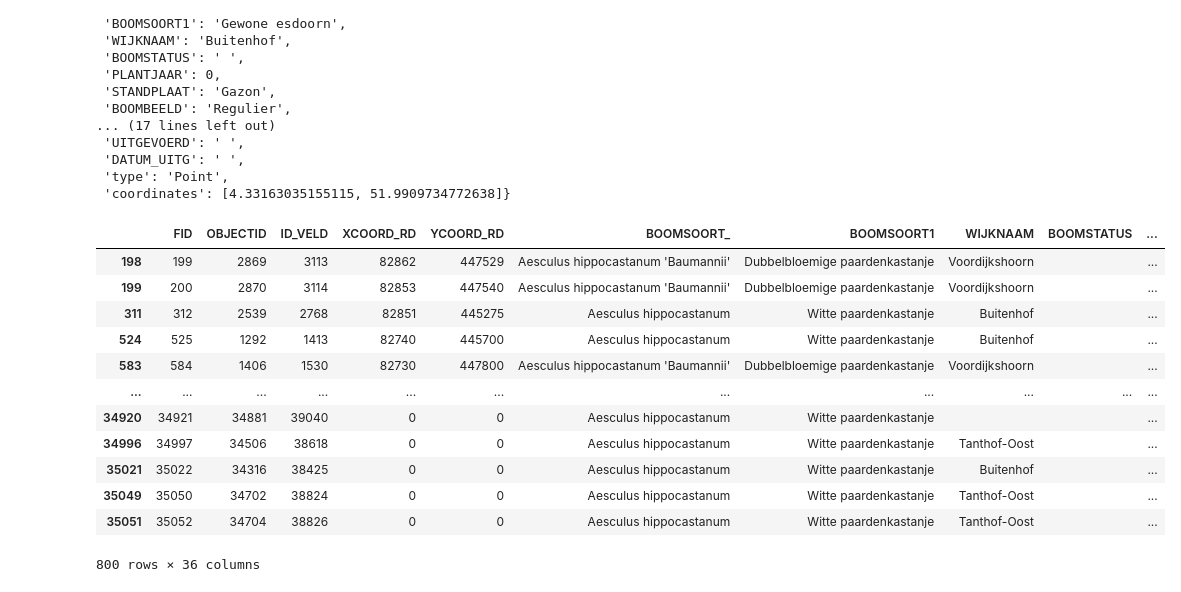
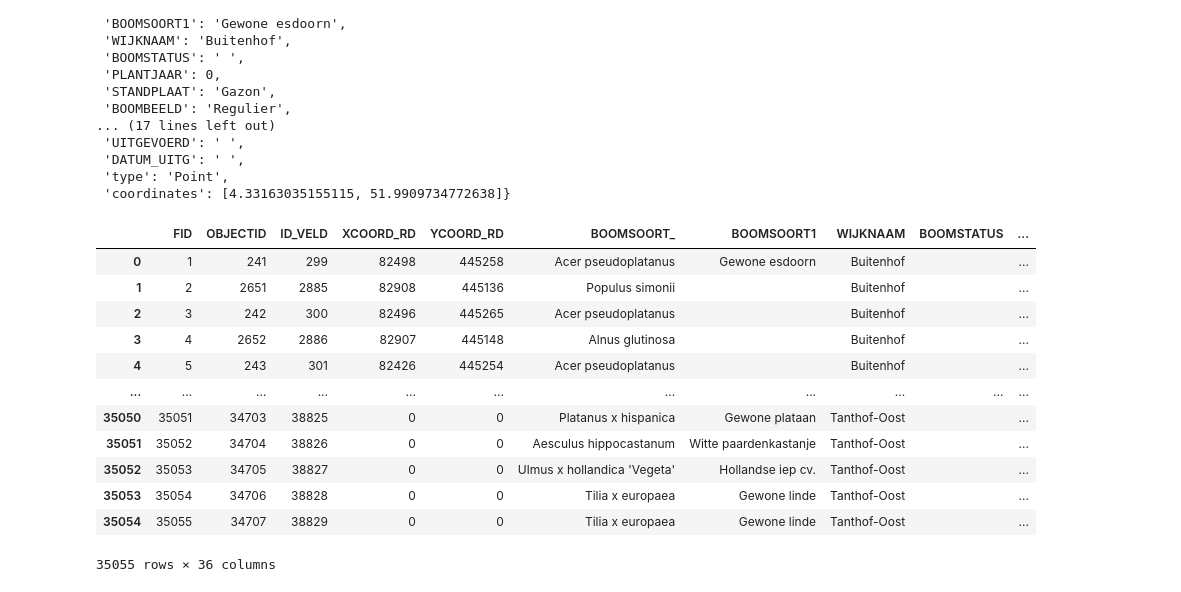
Before and after one commit to Riik/chestnuts, a Jupyter notebook: Trees in Delft.ipynb, the cells around one changed output. Cells and saved outputs as stored; diff of their text form; code cells hidden in the pictures.

```diff
--- a/Trees in Delft.ipynb
+++ b/Trees in Delft.ipynb
@@ -45,26 +45,25 @@ props[0]
 # %%
 import pandas as pd
 df = pd.DataFrame(props)
 def make_info_string(row):
     return f"""{row['BOOMSOORT1']} ({row['BOOMSOORT_']})
 Plantjaar: {row['PLANTJAAR']}
 Hoogte(m): {row['BOOMHOOGTE']}"""
 df['lat'] = df['coordinates'].map(lambda x: x[0])
 df['lon'] = df['coordinates'].map(lambda x: x[1])
 df['info'] = df.apply(make_info_string, axis=1)
-df = df[df['BOOMSOORT1'].str.contains("kastanje")]
 df
 # %% [output]
 |  | FID | OBJECTID | ID_VELD | XCOORD_RD | YCOORD_RD | BOOMSOORT_ | BOOMSOORT1 | WIJKNAAM | BOOMSTATUS | ... |
-| 198 | 199 | 2869 | 3113 | 82862 | 447529 | Aesculus hippocastanum 'Baumannii' | Dubbelbloemige paardenkastanje | Voordijkshoorn |  | ... |
-| 199 | 200 | 2870 | 3114 | 82853 | 447540 | Aesculus hippocastanum 'Baumannii' | Dubbelbloemige paardenkastanje | Voordijkshoorn |  | ... |
-| 311 | 312 | 2539 | 2768 | 82851 | 445275 | Aesculus hippocastanum | Witte paardenkastanje | Buitenhof |  | ... |
-| 524 | 525 | 1292 | 1413 | 82740 | 445700 | Aesculus hippocastanum | Witte paardenkastanje | Buitenhof |  | ... |
-| 583 | 584 | 1406 | 1530 | 82730 | 447800 | Aesculus hippocastanum 'Baumannii' | Dubbelbloemige paardenkastanje | Voordijkshoorn |  | ... |
+| 0 | 1 | 241 | 299 | 82498 | 445258 | Acer pseudoplatanus | Gewone esdoorn | Buitenhof |  | ... |
+| 1 | 2 | 2651 | 2885 | 82908 | 445136 | Populus simonii |  | Buitenhof |  | ... |
+| 2 | 3 | 242 | 300 | 82496 | 445265 | Acer pseudoplatanus |  | Buitenhof |  | ... |
+| 3 | 4 | 2652 | 2886 | 82907 | 445148 | Alnus glutinosa |  | Buitenhof |  | ... |
+| 4 | 5 | 243 | 301 | 82426 | 445254 | Acer pseudoplatanus |  | Buitenhof |  | ... |
 | ... | ... | ... | ... | ... | ... | ... | ... | ... | ... | ... |
-| 34920 | 34921 | 34881 | 39040 | 0 | 0 | Aesculus hippocastanum | Witte paardenkastanje |  |  | ... |
-| 34996 | 34997 | 34506 | 38618 | 0 | 0 | Aesculus hippocastanum | Witte paardenkastanje | Tanthof-Oost |  | ... |
-| 35021 | 35022 | 34316 | 38425 | 0 | 0 | Aesculus hippocastanum | Witte paardenkastanje | Buitenhof |  | ... |
-| 35049 | 35050 | 34702 | 38824 | 0 | 0 | Aesculus hippocastanum | Witte paardenkastanje | Tanthof-Oost |  | ... |
+| 35050 | 35051 | 34703 | 38825 | 0 | 0 | Platanus x hispanica | Gewone plataan | Tanthof-Oost |  | ... |
 | 35051 | 35052 | 34704 | 38826 | 0 | 0 | Aesculus hippocastanum | Witte paardenkastanje | Tanthof-Oost |  | ... |
+| 35052 | 35053 | 34705 | 38827 | 0 | 0 | Ulmus x hollandica 'Vegeta' | Hollandse iep cv. | Tanthof-Oost |  | ... |
+| 35053 | 35054 | 34706 | 38828 | 0 | 0 | Tilia x europaea | Gewone linde | Tanthof-Oost |  | ... |
+| 35054 | 35055 | 34707 | 38829 | 0 | 0 | Tilia x europaea | Gewone linde | Tanthof-Oost |  | ... |
-800 rows × 36 columns
+35055 rows × 36 columns
```
Also changed, not shown: parts of 3 cells of this notebook, 1 other file.
